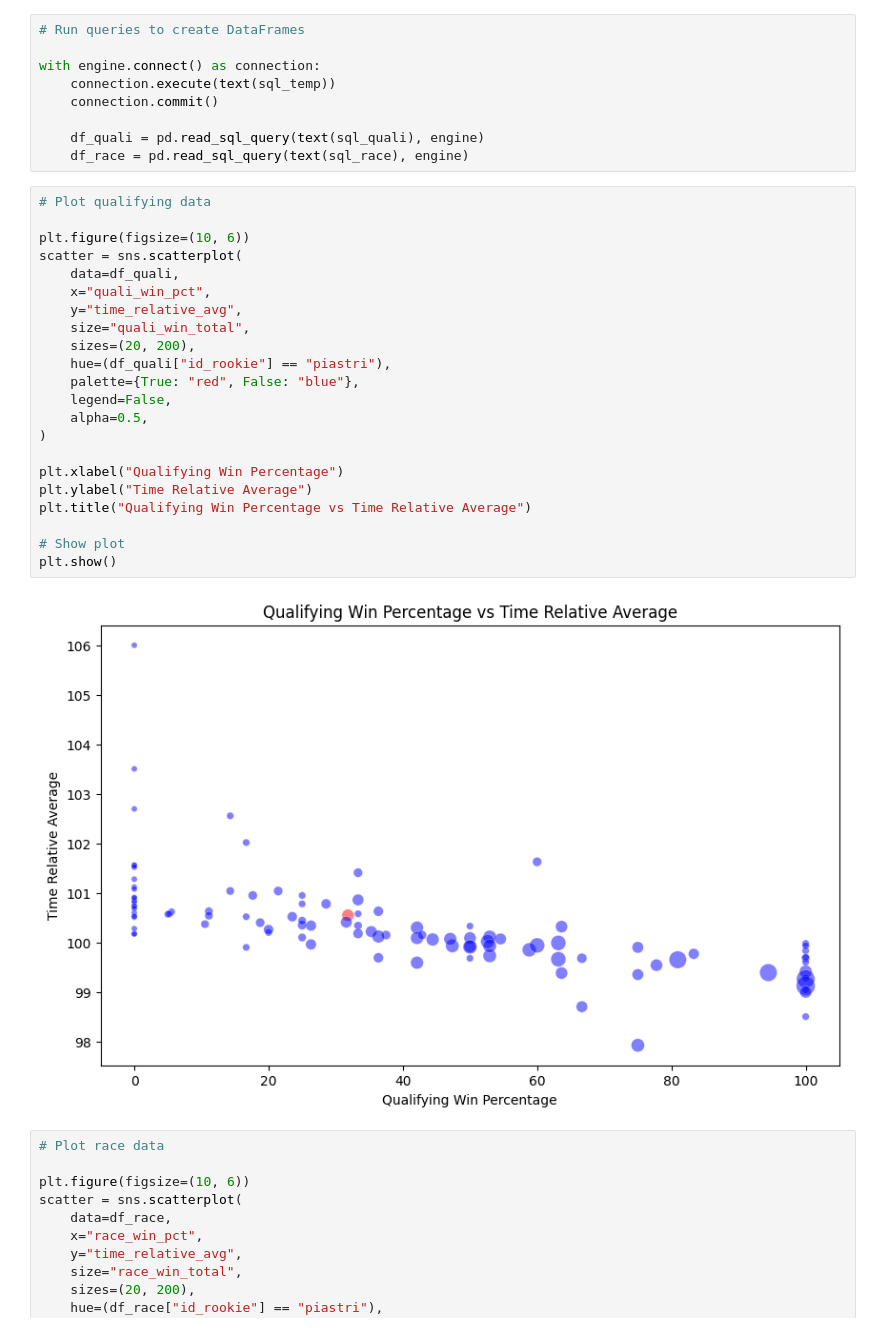
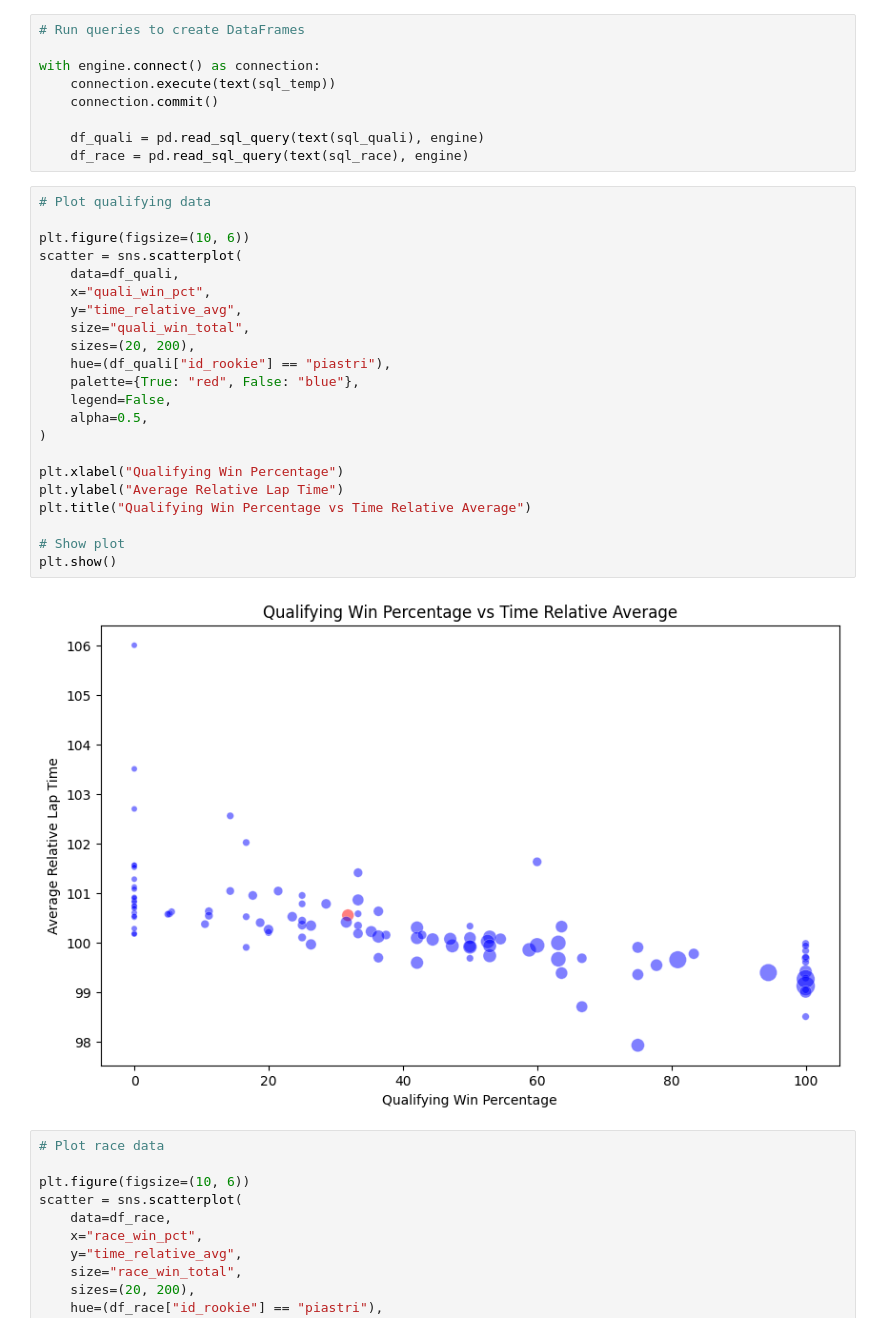
Before and after one commit to AnthonyDalke/f1data, a Jupyter notebook: piastri/docs/analysis.ipynb, the cells around one changed output. Cells and saved outputs as stored; diff of their text form.

```diff
--- a/piastri/docs/analysis.ipynb
+++ b/piastri/docs/analysis.ipynb
@@ -53,27 +53,27 @@ with engine.connect() as connection:
 # %%
 # Plot qualifying data
 
 plt.figure(figsize=(10, 6))
 scatter = sns.scatterplot(
     data=df_quali,
     x="quali_win_pct",
     y="time_relative_avg",
     size="quali_win_total",
     sizes=(20, 200),
     hue=(df_quali["id_rookie"] == "piastri"),
     palette={True: "red", False: "blue"},
     legend=False,
     alpha=0.5,
 )
 
 plt.xlabel("Qualifying Win Percentage")
-plt.ylabel("Time Relative Average")
+plt.ylabel("Average Relative Lap Time")
 plt.title("Qualifying Win Percentage vs Time Relative Average")
 
 # Show plot
 plt.show()
 # %% [output]
-[figure, old version]
+[figure, new version]
 # %%
 # Plot race data
 
```
Also changed, not shown: parts of 4 cells of this notebook.
